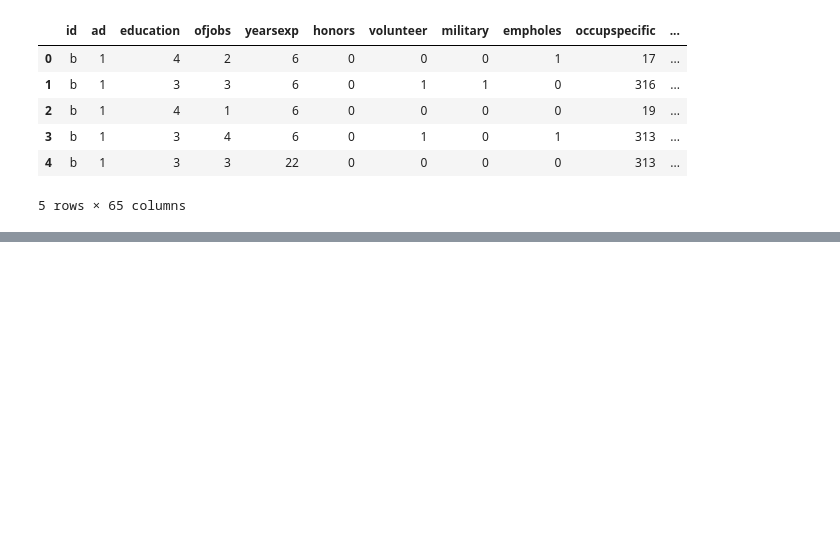
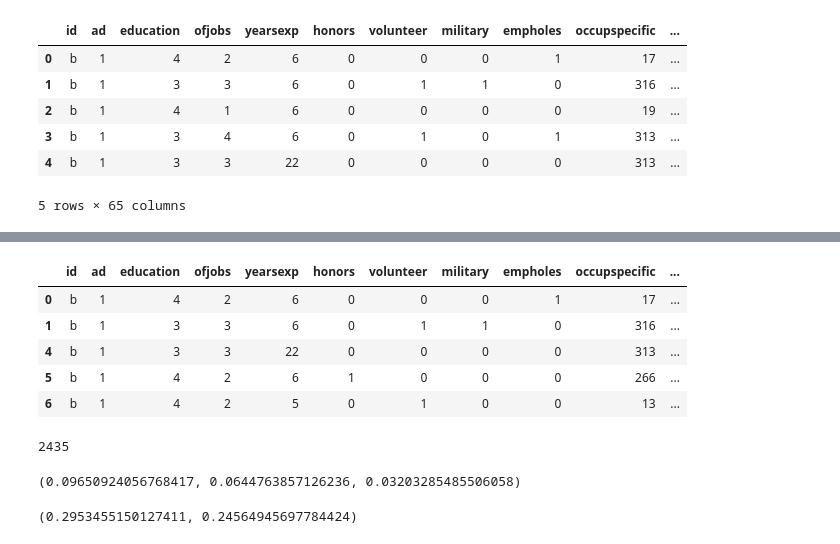
Before and after one commit to rajeshdsar/RacDiscEDA, a Jupyter notebook: sliderule_dsi_inferential_statistics_exercise_2.ipynb, the cells around one changed output, grey strips where cells are left out. Saved outputs shown, nothing was run; the diff lists cells and outputs as text; code cells hidden in the pictures; blank space fills up the shorter version.

```diff
--- a/sliderule_dsi_inferential_statistics_exercise_2.ipynb
+++ b/sliderule_dsi_inferential_statistics_exercise_2.ipynb
@@ -87,0 +86,15 @@ len(data[data.id=='b'])
+# %%
+data_w=data[data.race=='w']
+# %%
+data_w.head(5)
+# %% [output]
+|  | id | ad | education | ofjobs | yearsexp | honors | volunteer | military | empholes | occupspecific | ... |
+| 0 | b | 1 | 4 | 2 | 6 | 0 | 0 | 0 | 1 | 17 | ... |
+| 1 | b | 1 | 3 | 3 | 6 | 0 | 1 | 1 | 0 | 316 | ... |
+| 4 | b | 1 | 3 | 3 | 22 | 0 | 0 | 0 | 0 | 313 | ... |
+| 5 | b | 1 | 4 | 2 | 6 | 1 | 0 | 0 | 0 | 266 | ... |
+| 6 | b | 1 | 4 | 2 | 5 | 0 | 1 | 0 | 0 | 13 | ... |
+# %%
+len(data_w)
+# %% [output]
+2435
@@ -87,0 +105,10 @@ len(data[data.id=='b'])
+# %%
+#mean of both samples and their difference - (0.09650924056768417, 0.0644763857126236, 0.03203285485506058)
+w_calls.mean(),b_calls.mean(),w_calls.mean()-b_calls.mean()
+# %% [output]
+(0.09650924056768417, 0.0644763857126236, 0.03203285485506058)
+# %%
+#standard deviation of both samples - (0.2953455150127411, 0.24564945697784424)
+w_calls.std(),b_calls.std()
+# %% [output]
+(0.2953455150127411, 0.24564945697784424)
```
Also changed, not shown: parts of 20 cells of this notebook.
